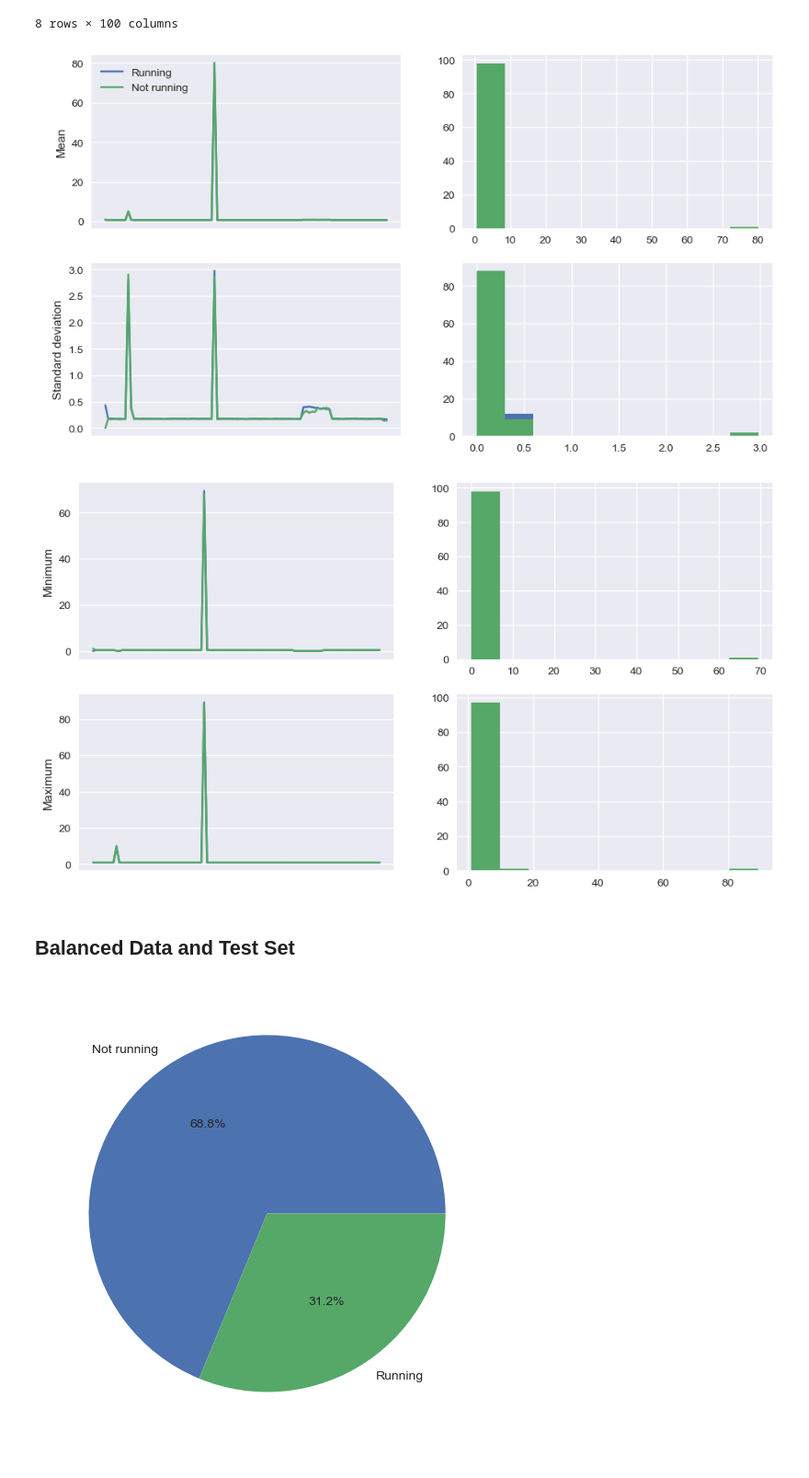
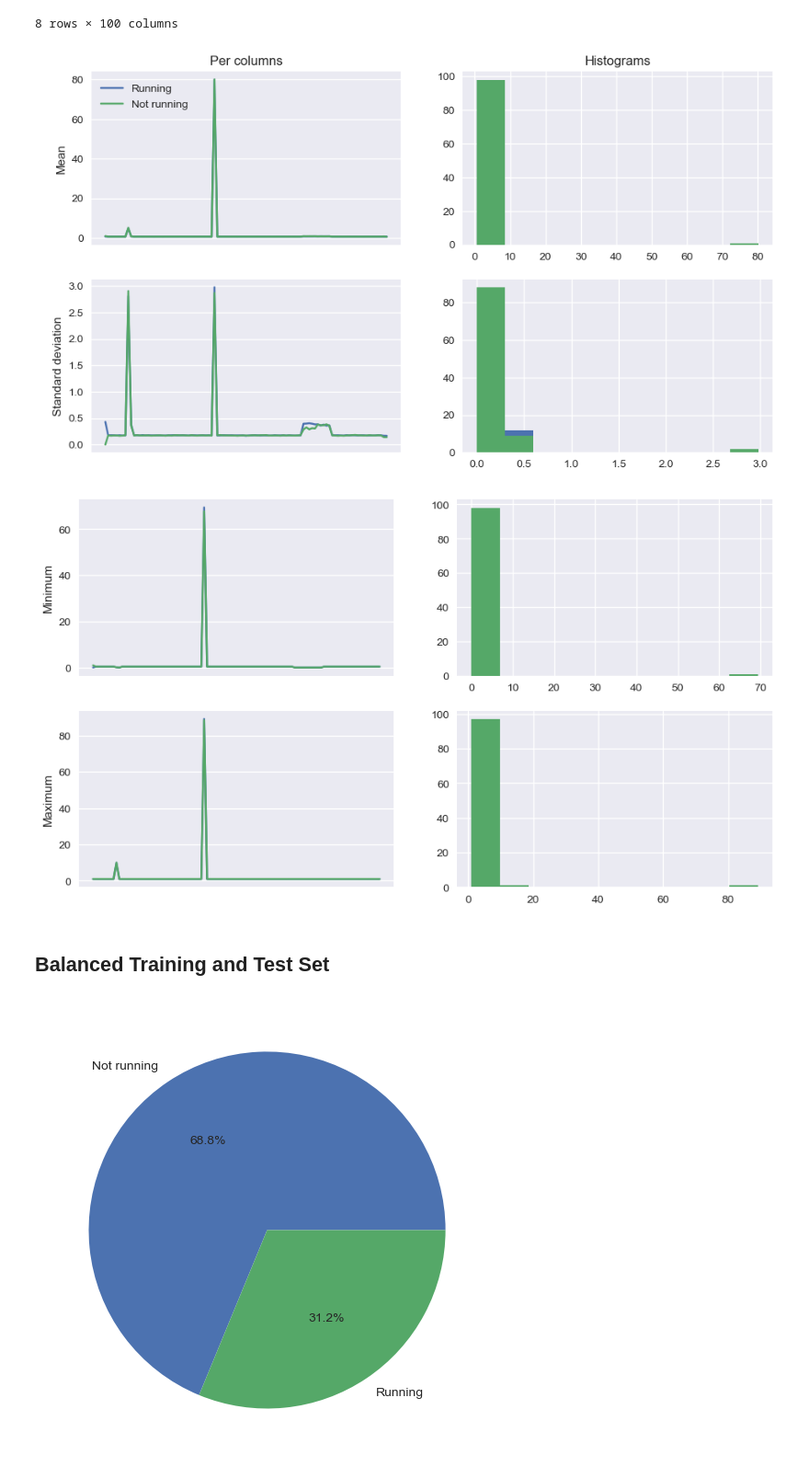
Before and after one commit to maxstollmayer/ML-Challenges, a Jupyter notebook: Challenge-1/Main Notebook.ipynb, the cells around one changed output. Shown at 92% size. Cells and saved outputs as stored; diff of their text form; code cells hidden in the pictures.

```diff
--- a/Challenge-1/Main Notebook.ipynb
+++ b/Challenge-1/Main Notebook.ipynb
@@ -61,8 +73,10 @@ plt.show()
 # %% [markdown]
 ## Data Cleanup
 # %%
-binaryCols = "Running", "Blue Switch On", "User had coffee", "Controller lightgoldenrodyellow", "Controller lightgray", "Controller lightgreen", "Cruise control", "Voltage main", "Voltage secondary", "Counterweight", "Second Counterweight", "Smoke formation", "Bending of test plate"
-nonnegativeCols = "CPU Temperature", "Time since restart"
+binaryCols = ["Running", "Blue Switch On", "User had coffee", "Controller lightgoldenrodyellow", "Controller lightgray",
+              "Controller lightgreen", "Cruise control", "Voltage main", "Voltage secondary", "Counterweight",
+              "Second Counterweight", "Smoke formation", "Bending of test plate"]
+nonnegativeCols = ["CPU Temperature", "Time since restart"]
 intervalCols = trainData.columns.difference(binaryCols).difference(nonnegativeCols) # every other column
 
 for col in binaryCols:
@@ -93,35 +107,37 @@ cleanGroup = cleanData.groupby("Running")
 fig1, axs1 = plt.subplots(2, 2)
 
 cleanGroup.mean().T.plot(ax=axs1[0,0], legend=False, xticks=[])
 cleanGroup.mean().T.plot(kind="hist", ax=axs1[0,1], legend=False)
 axs1[0,0].set_ylabel("Mean")
+axs1[0,0].set_title("Per columns")
 axs1[0,1].set_ylabel("")
+axs1[0,1].set_title("Histograms")
 
 cleanGroup.std().T.plot(ax=axs1[1,0], legend=False, xticks=[])
 cleanGroup.std().T.plot(kind="hist", ax=axs1[1,1], legend=False)
 axs1[1,0].set_ylabel("Standard deviation")
 axs1[1,1].set_ylabel("")
 
 fig1.legend(labels = ["Running", "Not running"], bbox_to_anchor=(0.185, 0.815))
 plt.show()
 
 
 fig2, axs2 = plt.subplots(2, 2)
 
 cleanGroup.min().T.plot(ax=axs2[0,0], legend=False, xticks=[])
 cleanGroup.min().T.plot(kind="hist", ax=axs2[0,1], legend=False)
 axs2[0,0].set_ylabel("Minimum")
 axs2[0,1].set_ylabel("")
 
 cleanGroup.max().T.plot(ax=axs2[1,0], legend=False, xticks=[])
 cleanGroup.max().T.plot(kind="hist", ax=axs2[1,1], legend=False)
 axs2[1,0].set_ylabel("Maximum")
 axs2[1,1].set_ylabel("")
 
 plt.show()
 # %% [output]
-[figure, old version]
+[figure, new version]
 [figure]
 # %% [markdown]
-## Balanced Data and Test Set
+## Balanced Training and Test Set
 # %%
```
Also changed, not shown: parts of 30 cells of this notebook, 12 other files.
